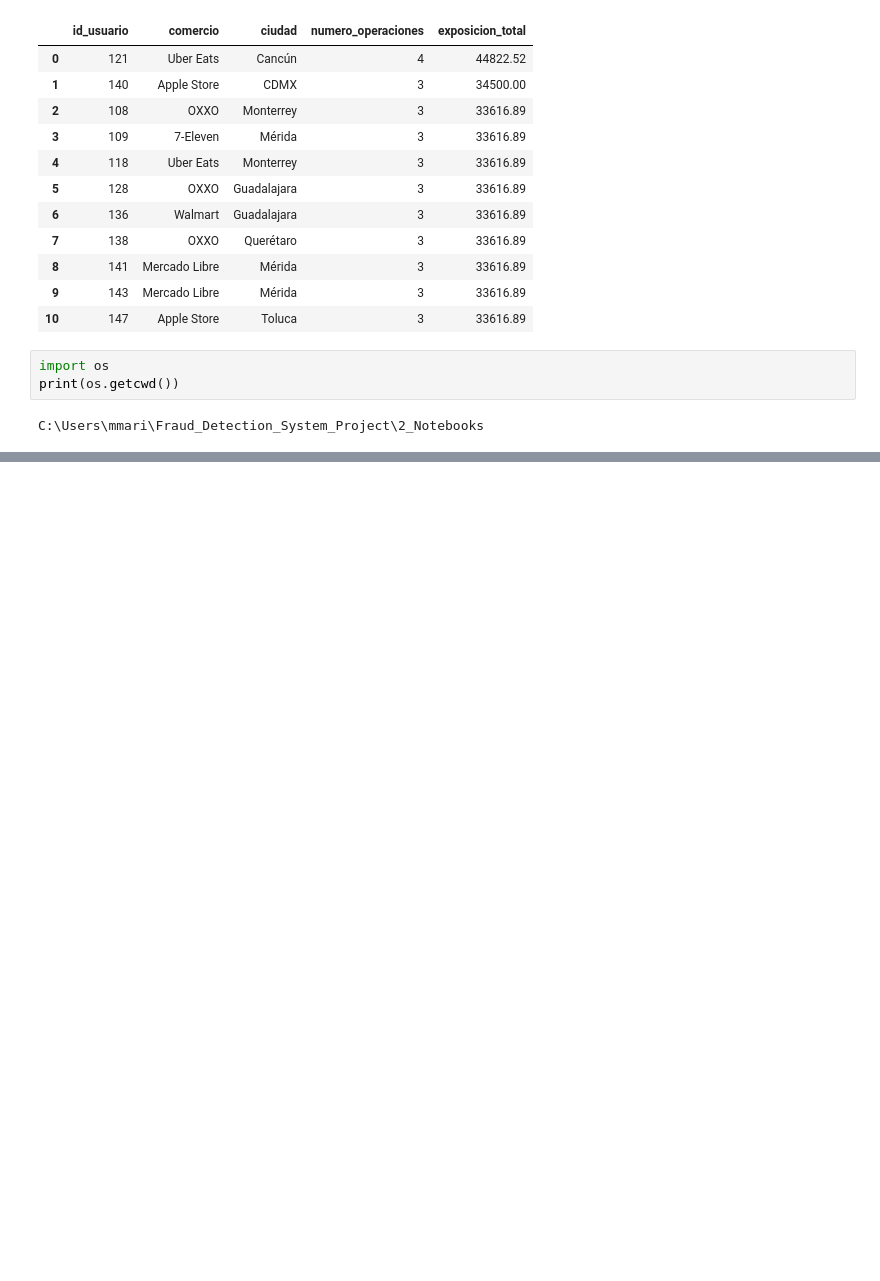
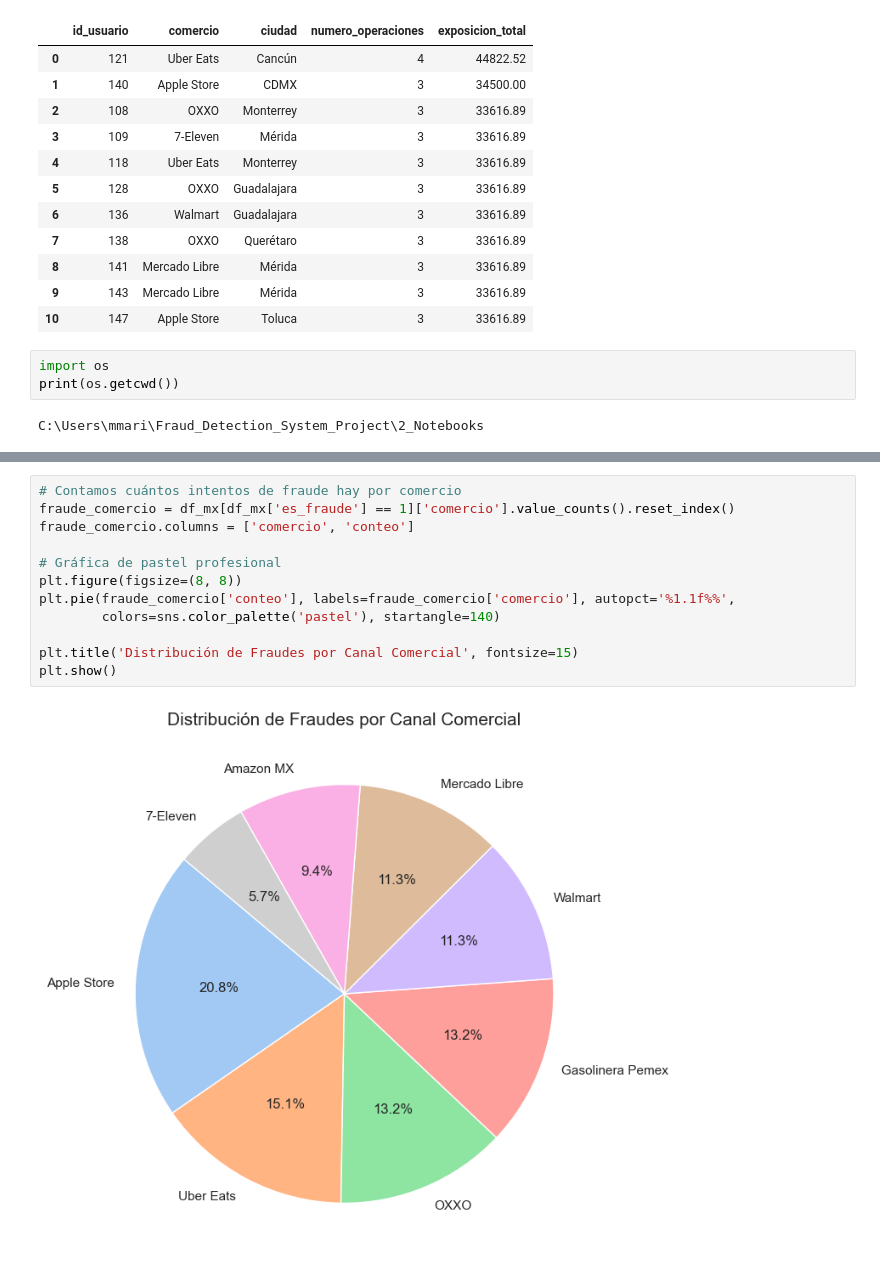
Before and after one commit to MMARIN3901/Deteccion-Fraude-Bancario-MX, a Jupyter notebook: 01_Generacion_y_Limpieza_Datos.ipynb, the cells around one changed output, grey strips where cells are left out. Cells and saved outputs as stored; diff of their text form; blank space fills up the shorter version.

```diff
--- a/01_Generacion_y_Limpieza_Datos.ipynb
+++ b/01_Generacion_y_Limpieza_Datos.ipynb
@@ -124,0 +155,14 @@ C:\Users\mmari\Fraud_Detection_System_Project\2_Notebooks
+# %%
+# Contamos cuántos intentos de fraude hay por comercio
+fraude_comercio = df_mx[df_mx['es_fraude'] == 1]['comercio'].value_counts().reset_index()
+fraude_comercio.columns = ['comercio', 'conteo']
+
+# Gráfica de pastel profesional
+plt.figure(figsize=(8, 8))
+plt.pie(fraude_comercio['conteo'], labels=fraude_comercio['comercio'], autopct='%1.1f%%',
+        colors=sns.color_palette('pastel'), startangle=140)
+
+plt.title('Distribución de Fraudes por Canal Comercial', fontsize=15)
+plt.show()
+# %% [output]
+[figure, added]
```
Also changed, not shown: parts of 9 cells of this notebook.
